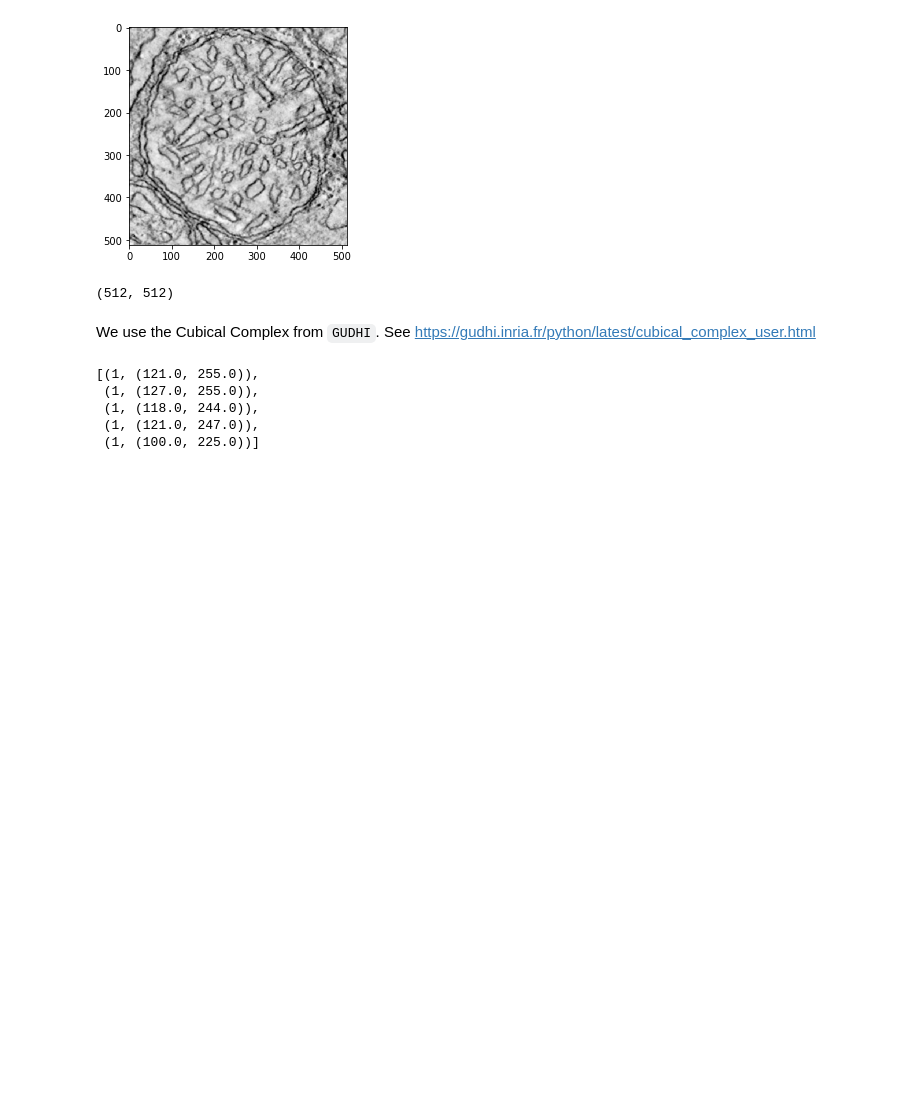
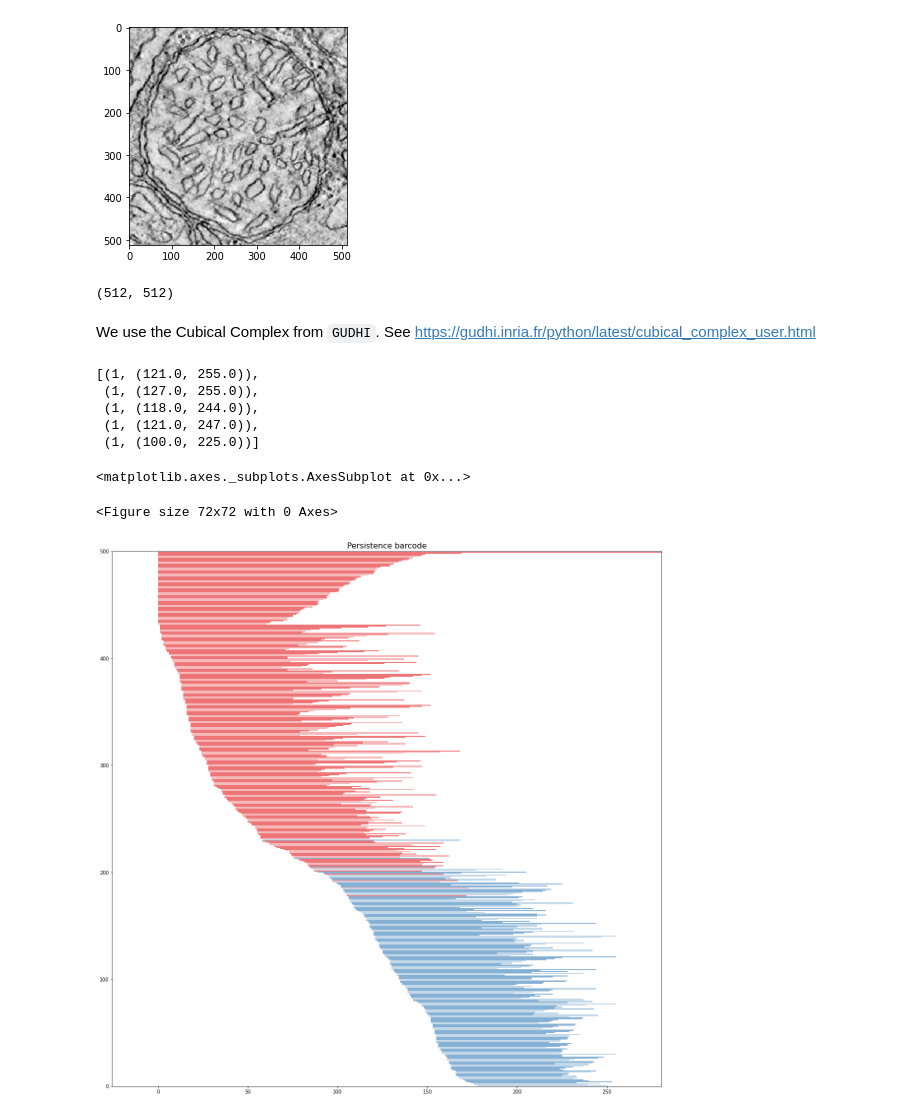
Before and after one commit to atorras1618/Miscellaneous-TDA-notebooks, a Jupyter notebook: Persistent_Homology_of_Cubical_Complexes.ipynb, the cells around one changed output. Drawn from its saved outputs; the diff is of its cells as text; code cells hidden in the pictures; blank space fills up the shorter version.

```diff
--- a/Persistent_Homology_of_Cubical_Complexes.ipynb
+++ b/Persistent_Homology_of_Cubical_Complexes.ipynb
@@ -44,3 +48,10 @@ cub_diag[:5]
  (1, (118.0, 244.0)),
  (1, (121.0, 247.0)),
  (1, (100.0, 225.0))]
+# %%
+plt.figure(figsize=(1, 1))
+gudhi.plot_persistence_barcode(cub_diag, max_intervals=500)
+# %% [output]
+<matplotlib.axes._subplots.AxesSubplot at 0x...>
+<Figure size 72x72 with 0 Axes>
+[figure, added]
```
Also changed, not shown: parts of 2 cells of this notebook.
